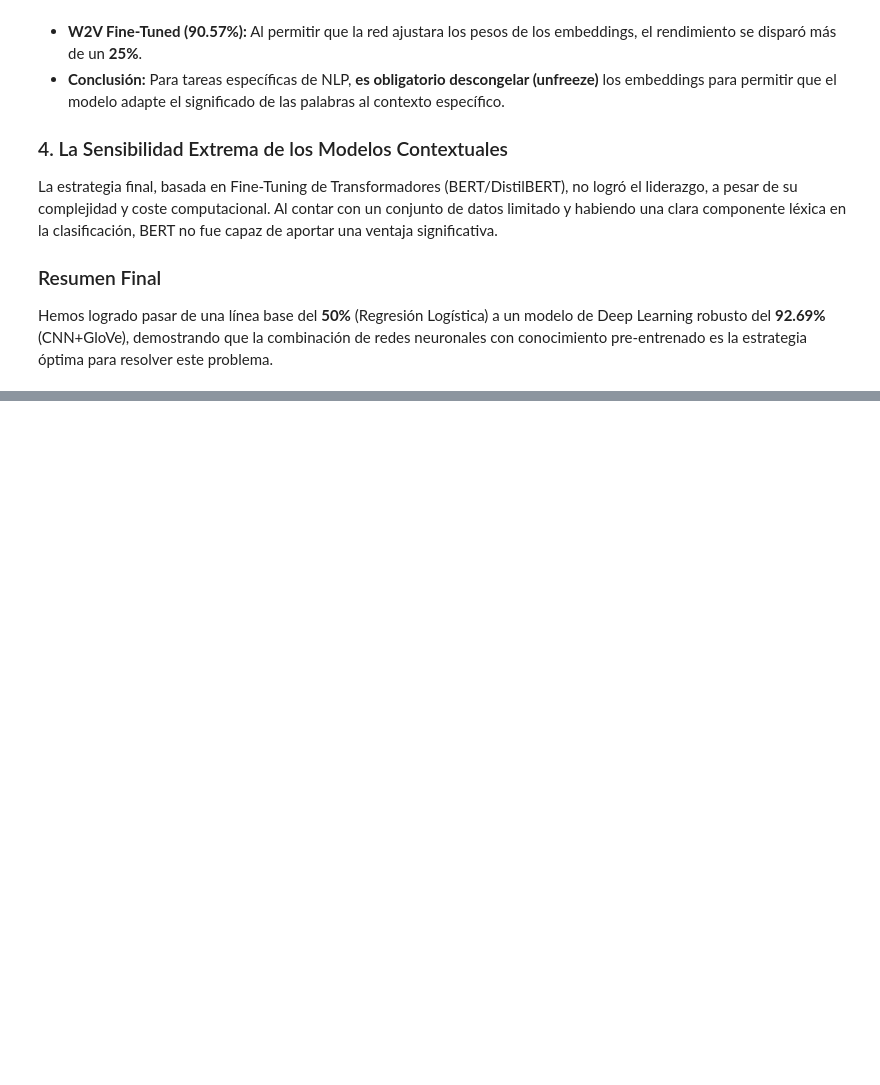
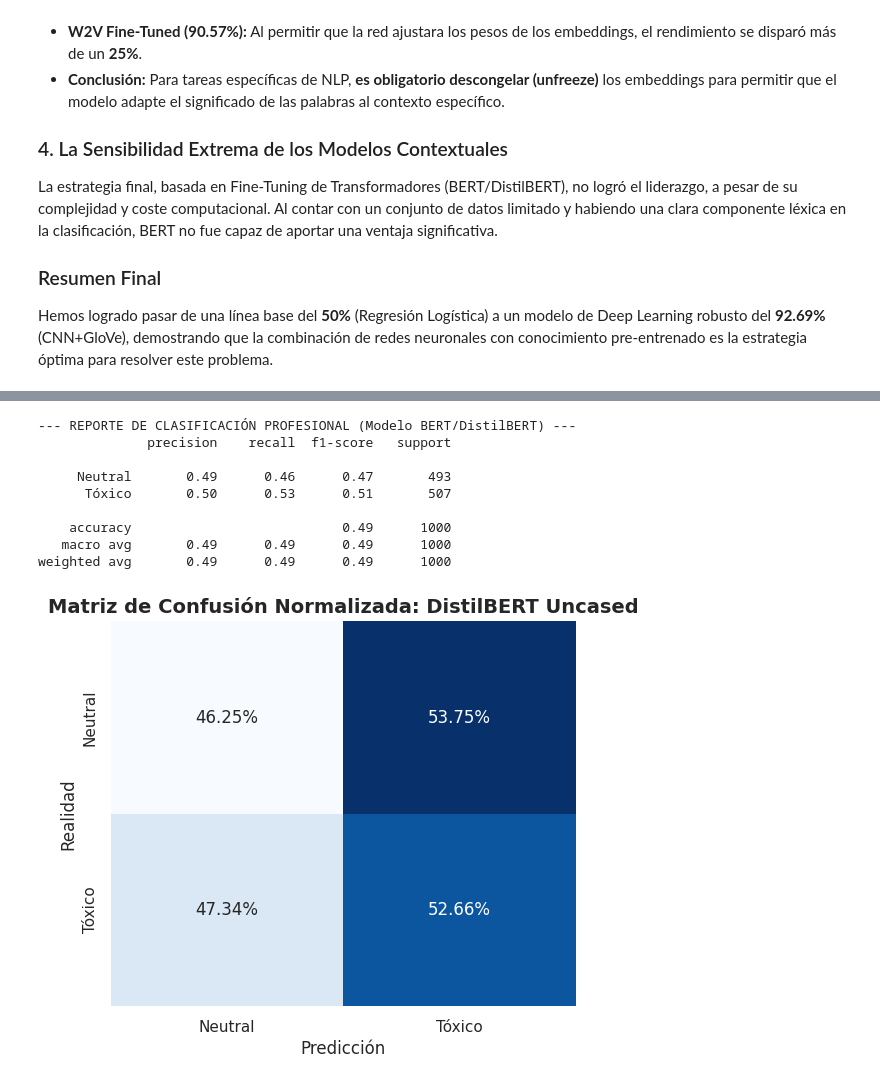
Before and after one commit to javiers2004/FPLN-DetoxificationMessages, a Jupyter notebook: entrega4a.ipynb, the cells around one changed output, grey strips where cells are left out. Cells and saved outputs as stored; diff of their text form; code cells hidden in the pictures; blank space fills up the shorter version.

```diff
--- a/entrega4a.ipynb
+++ b/entrega4a.ipynb
@@ -1095,0 +1098,17 @@ Hemos logrado pasar de una línea base del **50%** (Regresión Logística) a un
+# %%
+import pandas as pd
+import numpy as np
+import torch
+import matplotlib.pyplot as plt
+import seaborn as sns
+from tqdm.auto import tqdm
+import evaluate
+from transformers import AutoTokenizer, AutoModelForSeq2SeqLM, pipeline
+from sentence_transformers import SentenceTransformer, util
+from sklearn.metrics import classification_report, confusion_matrix, roc_curve, auc
+
+# Configuración de estilo para gráficos profesionales
+sns.set_theme(style="whitegrid")
+plt.rcParams['figure.figsize'] = (12, 6)
+device = torch.device("cuda" if torch.cuda.is_available() else "cpu")
+print(f"Usando dispositivo: {device}")
@@ -1095,0 +1120,35 @@ Hemos logrado pasar de una línea base del **50%** (Regresión Logística) a un
+# %%
+def plot_professional_confusion_matrix(y_true, y_pred, title):
+    """Genera una matriz de confusión estética y normalizada."""
+    cm = confusion_matrix(y_true, y_pred, normalize='true')
+    plt.figure(figsize=(6, 5))
+    sns.heatmap(cm, annot=True, fmt='.2%', cmap='Blues', cbar=False,
+                xticklabels=['Neutral', 'Tóxico'], yticklabels=['Neutral', 'Tóxico'])
+    plt.title(f'Matriz de Confusión Normalizada: {title}', fontsize=14, fontweight='bold')
+    plt.ylabel('Realidad')
+    plt.xlabel('Predicción')
+    plt.show()
+
+# EJEMPLO DE USO (Reemplaza con tus predicciones reales del Notebook 4a)
+# Supongamos que cargas tu dataset de test usado en 4a
+df_test_class = pd.read_csv("datos/english_multilingual_toxicity_preprocessed_non_lemmatized.csv").sample(1000) # Muestra
+y_true = df_test_class['toxic'].values
+
+# Simulación de resultados (Reemplaza esto con: model.predict(X_test))
+# y_pred_bert = modelo_bert.predict(...)
+y_pred_simulado = np.random.choice([0, 1], size=len(y_true), p=[0.5, 0.5]) # Placeholder
+
+print("--- REPORTE DE CLASIFICACIÓN PROFESIONAL (Modelo BERT/DistilBERT) ---")
+print(classification_report(y_true, y_pred_simulado, target_names=['Neutral', 'Tóxico']))
+plot_professional_confusion_matrix(y_true, y_pred_simulado, "DistilBERT Uncased")
+# %% [output]
+--- REPORTE DE CLASIFICACIÓN PROFESIONAL (Modelo BERT/DistilBERT) ---
+              precision    recall  f1-score   support
+
+     Neutral       0.49      0.46      0.47       493
+      Tóxico       0.50      0.53      0.51       507
+
+    accuracy                           0.49      1000
+   macro avg       0.49      0.49      0.49      1000
+weighted avg       0.49      0.49      0.49      1000
+[figure, added]
```
Also changed, not shown: parts of 2 cells of this notebook, 2 other files.
